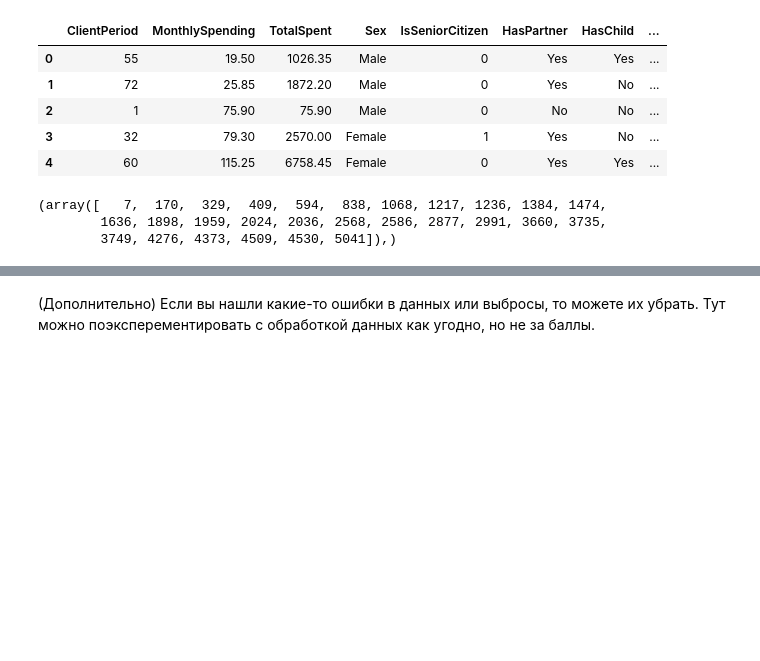
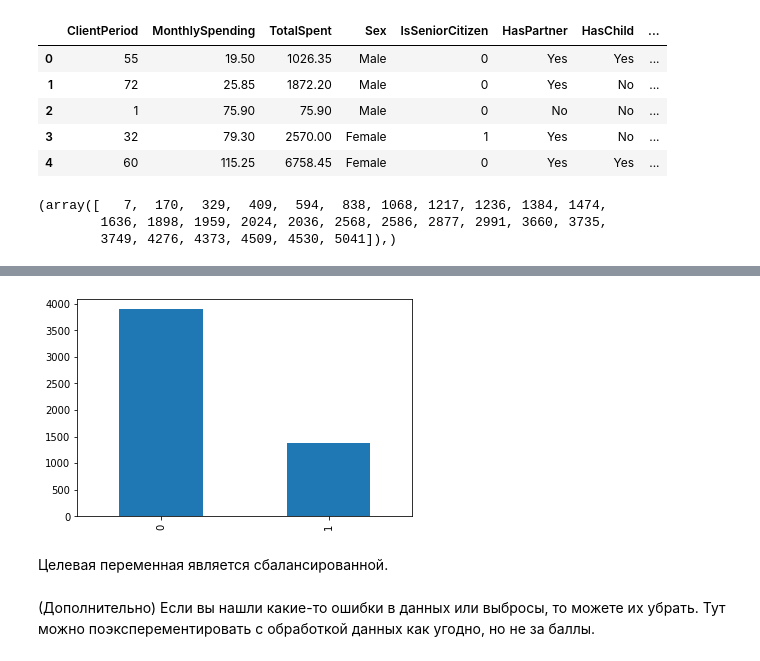
Before and after one commit to Shaorrran/dls-homeworks, a Jupyter notebook: task3/churn.ipynb, the cells around one changed output, grey strips where cells are left out. Cells and saved outputs as stored; diff of their text form; code cells hidden in the pictures; blank space fills up the shorter version.

```diff
--- a/task3/churn.ipynb
+++ b/task3/churn.ipynb
@@ -65,2 +65,2 @@ import seaborn as sns
 # %%
-data = pd.read_csv('./train.csv')
+data_train = pd.read_csv('./train.csv')
@@ -185,3 +200,9 @@ plt.subplots_adjust(hspace=1)
+# %%
+data_train[target_col].value_counts().plot(kind="bar");
+# %% [output]
+[figure, added]
+# %% [markdown]
+Целевая переменная является сбалансированной.
 # %% [markdown]
 (Дополнительно) Если вы нашли какие-то ошибки в данных или выбросы, то можете их убрать. Тут можно поэксперементировать с обработкой данных как угодно, но не за баллы.
 # %%
```
Also changed, not shown: parts of 27 cells of this notebook.
